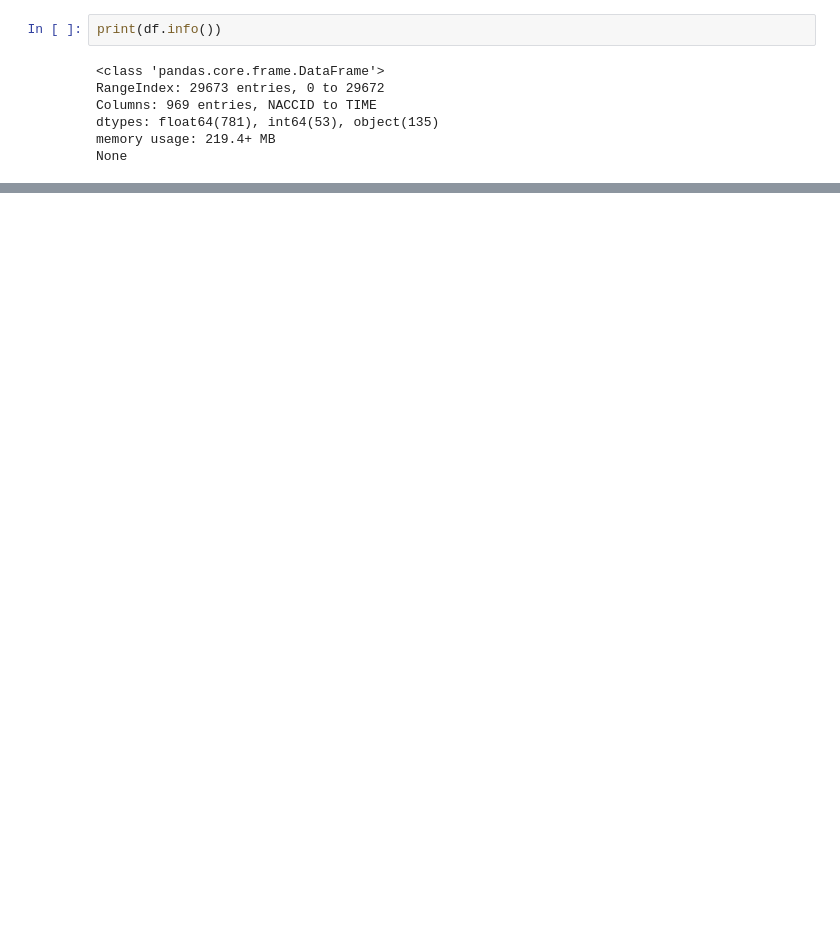
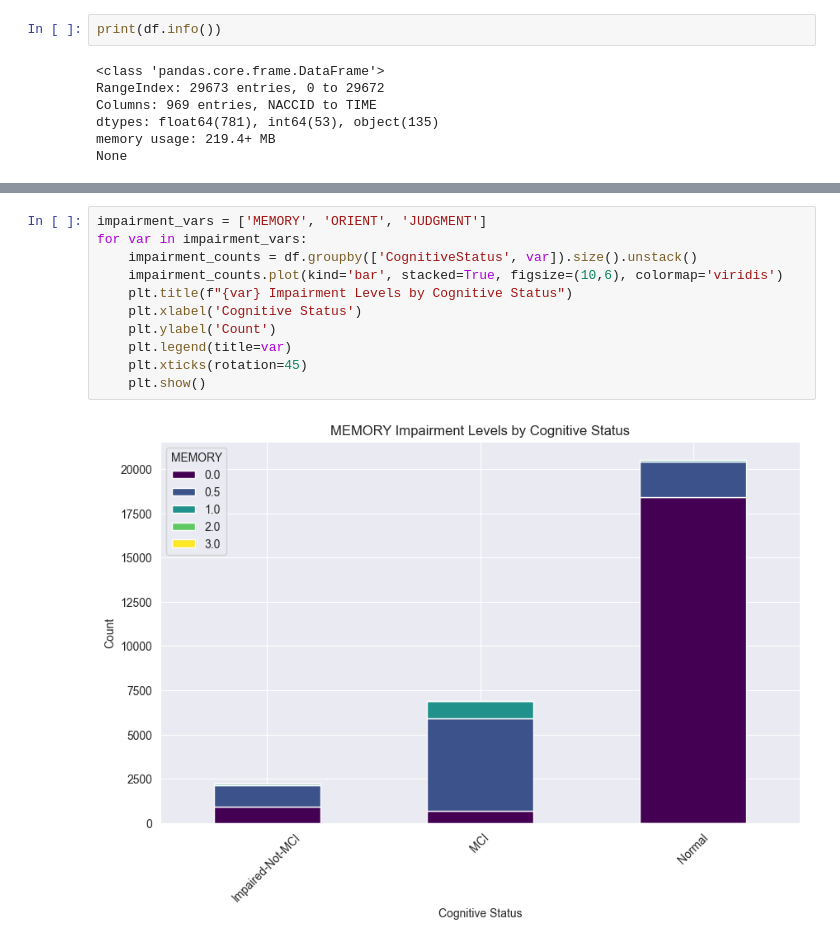
Before and after one commit to xpartla/Bakalarka, a Jupyter notebook: EDA.ipynb, the cells around one changed output, grey strips where cells are left out. Saved outputs shown, nothing was run; the diff lists cells and outputs as text; blank space fills up the shorter version.

```diff
--- a/EDA.ipynb
+++ b/EDA.ipynb
@@ -99,0 +166,13 @@ From the description of the data we can see the following:
+# %%
+impairment_vars = ['MEMORY', 'ORIENT', 'JUDGMENT']
+for var in impairment_vars:
+    impairment_counts = df.groupby(['CognitiveStatus', var]).size().unstack()
+    impairment_counts.plot(kind='bar', stacked=True, figsize=(10,6), colormap='viridis')
+    plt.title(f"{var} Impairment Levels by Cognitive Status")
+    plt.xlabel('Cognitive Status')
+    plt.ylabel('Count')
+    plt.legend(title=var)
+    plt.xticks(rotation=45)
+    plt.show()
+# %% [output]
+[figure, added]
```
Also changed, not shown: parts of 26 cells of this notebook.
